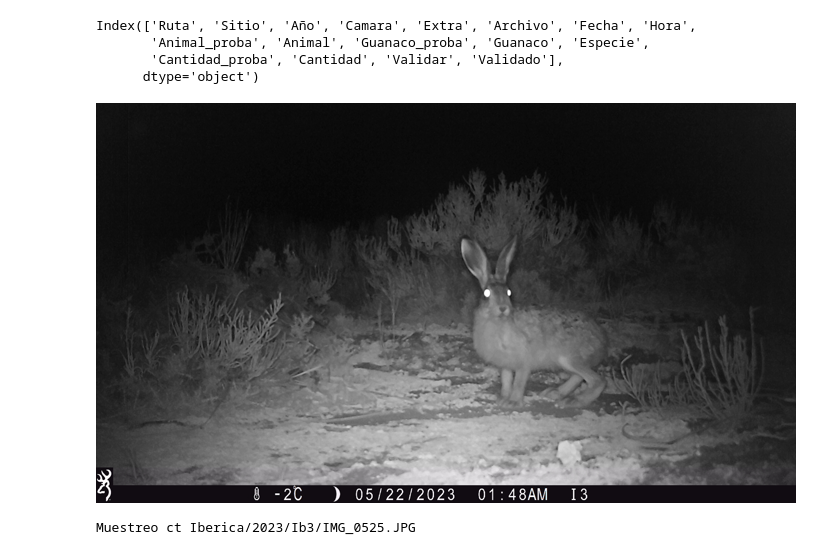
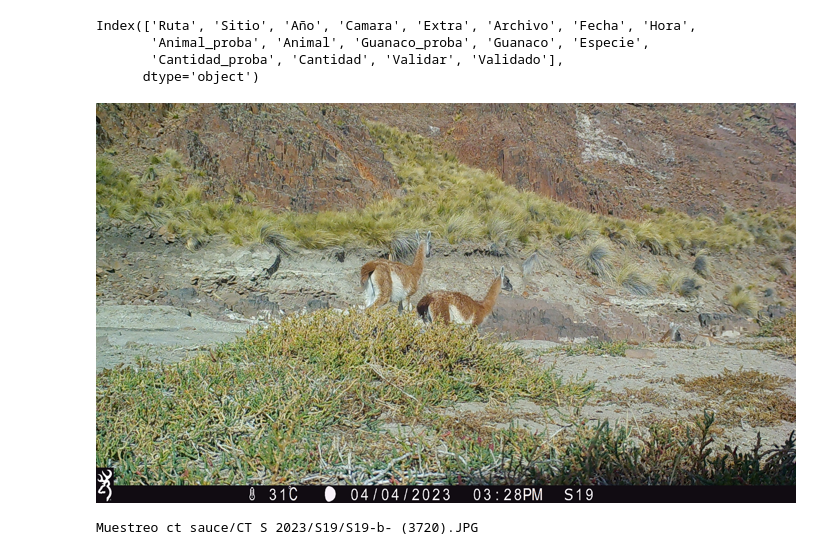
Before and after one commit to lucasarbues/RewildingPA, a Jupyter notebook: Piloto2023/revision.ipynb, the cells around one changed output. Cells and saved outputs as stored; diff of their text form; code cells hidden in the pictures.

```diff
--- a/Piloto2023/revision.ipynb
+++ b/Piloto2023/revision.ipynb
@@ -29,20 +29,20 @@ Index(['Ruta', 'Sitio', 'Año', 'Camara', 'Extra', 'Archivo', 'Fecha', 'Hora',
 a = df.loc[df['Animal_proba'] > 0.9]
 # %%
 # Descarga la imagen desde S3
-ruta = a['Ruta'].iloc[3347]
+ruta = a['Ruta'].iloc[50066]
 response = s3.get_object(Bucket=nombre_bucket_s3, Key=ruta)
 
 # Lee los datos de la imagen
 datos_imagen = response['Body'].read()
 
 # Abre la imagen utilizando Pillow
 imagen = Image.open(BytesIO(datos_imagen))
 
 imagen = imagen.resize((700,400))
 
 # Muestra la imagen en el Jupyter Notebook
 display(imagen)
 print(ruta)
 # %% [output]
-[figure, old version]
+[figure, new version]
-Muestreo ct Iberica/2023/Ib3/IMG_0525.JPG
+Muestreo ct sauce/CT S 2023/S19/S19-b- (3720).JPG
```
